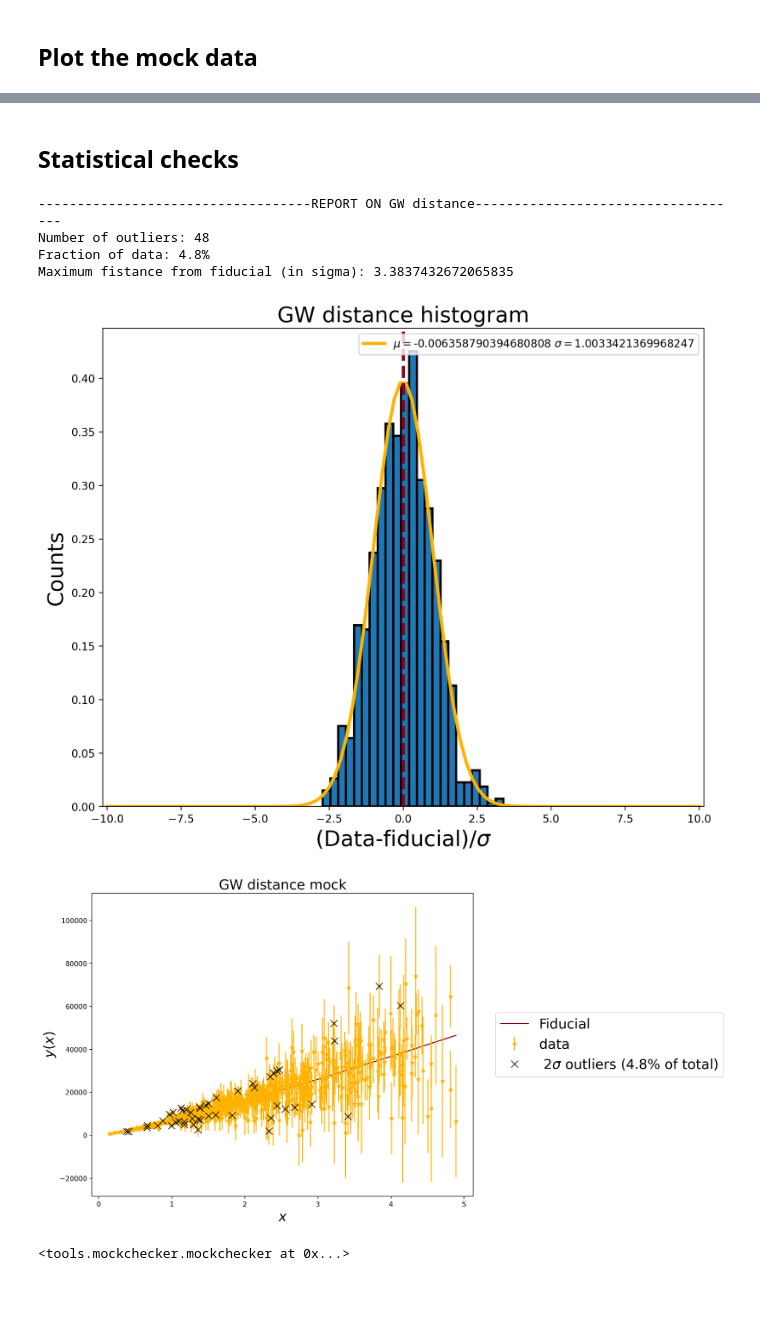
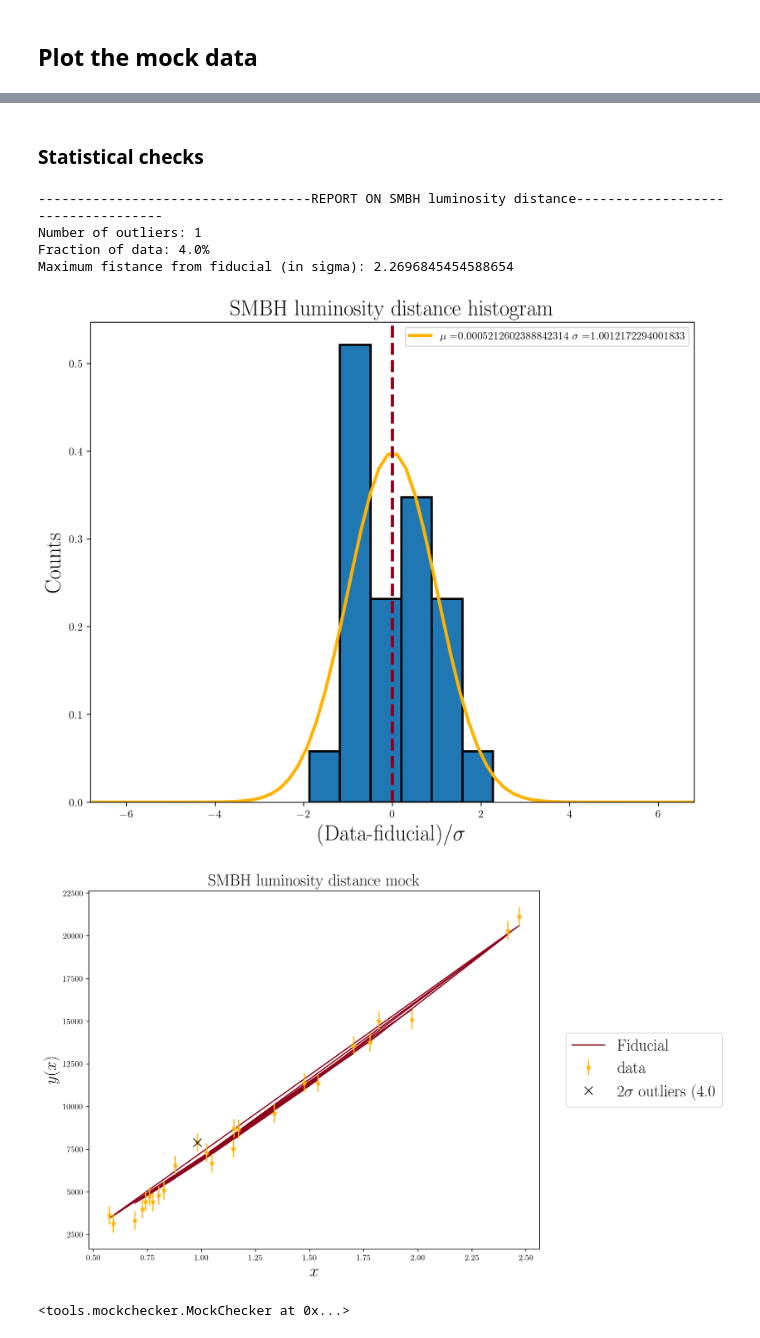
Before and after one commit to nataliehogg/quasar-ddr, a Jupyter notebook: mock_maker_interface.ipynb, the cells around one changed output, grey strips where cells are left out. Cells and saved outputs as stored; diff of their text form; code cells hidden in the pictures; blank space fills up the shorter version.

```diff
--- a/mock_maker_interface.ipynb
+++ b/mock_maker_interface.ipynb
@@ -19,4 +28,4 @@ clight = 299792.458
 ## Set where the mock data file will be saved
 If the `mock_data` directory does not exist locally, you need to create it before the mock can be saved.
 # %%
-outpath = 'mock_data/test_270126'
+outpath = 'mock_data/test'
@@ -141,0 +90,6 @@ Final H mean = -0.1547822502339455, stdev =0.9685629438900393
+# %%
+# ring luminosity in the presence of DDR violation
+DL = RingLuminosity(params, specifications, zspecs, outpath, luminosity_EM)
+
+# ring angular distance in LCDM
+DA = RingSize(params, specifications, zspecs, outpath, angular_distance)
@@ -195,0 +101,27 @@ plt.show()
+# %%
+dl_data = DL.mock()
+da_data = DA.mock()
+
+fig, ax = plt.subplots(1,2, figsize=(12,6))
+
+# mock data
+ax[0].errorbar(dl_data['z'], dl_data['value'], yerr=dl_data['error'],
+               color='#FFB300', ls='', marker='*', label='Mock data', zorder = 0)
+
+ax[1].errorbar(da_data['z'], da_data['value'], yerr=da_data['error'],
+               color='#FFB300', ls='', marker='*', label='Mock data', zorder = 0)
+
+# fiducial cosmology
+ax[0].plot(zspecs, luminosity_LCDM(zspecs), color='#8E001C',lw=3,label='Fiducial', zorder = 10)
+ax[1].plot(zspecs, angular_distance(zspecs), color='#8E001C',lw=3,label='Fiducial', zorder = 10)
+
+# labels
+ax[0].set_xlabel(r'$z$',fontsize = 20)
+ax[0].set_ylabel(r'$d_{\rm L}(z)$ [Mpc]',fontsize = 20)
+ax[0].legend(loc='lower right',fontsize = 20)
+
+ax[1].set_xlabel(r'$z$',fontsize = 20)
+ax[1].set_ylabel(r'$d_{\rm A}(z)$ [Mpc]',fontsize = 20)
+ax[1].legend(loc='lower right',fontsize = 20)
+
+plt.show()
@@ -196,16 +130,16 @@ plt.show()
 # %% [markdown]
-## Statistical checks
+### Statistical checks
 # %%
-from tools.mockchecker import *
+from tools.mockchecker import MockChecker
 
-mockchecker(x = GWdata['z'], data = GWdata['value'], error = GWdata['error'],
-            fiducial = np.array([luminosity_LCDM(zi) for zi in GWdata['z']]),
-            threshold = 2,dataname='GW distance')
+MockChecker(x = dl_data['z'], data = dl_data['value'], error = dl_data['error'],
+            fiducial = np.array([luminosity_LCDM(zi) for zi in dl_data['z']]),
+            threshold = 2, dataname='SMBH luminosity distance')
 # %% [output]
------------------------------------REPORT ON GW distance-----------------------------------
-Number of outliers: 48
-Fraction of data: 4.8%
-Maximum fistance from fiducial (in sigma): 3.3837432672065835
+-----------------------------------REPORT ON SMBH luminosity distance-----------------------------------
+Number of outliers: 1
+Fraction of data: 4.0%
+Maximum fistance from fiducial (in sigma): 2.2696845454588654
-[figure, old version]
+[figure, new version]
-[figure, old version]
+[figure, new version]
-<tools.mockchecker.mockchecker at 0x...>
+<tools.mockchecker.MockChecker at 0x...>
```
Also changed, not shown: parts of 19 cells of this notebook.
